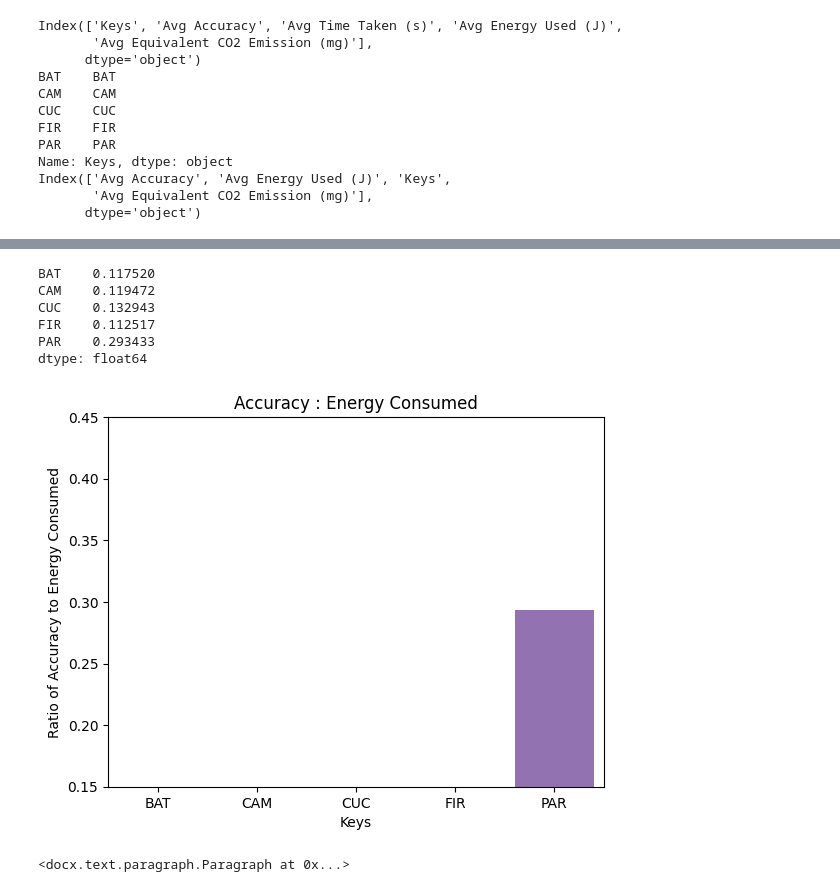
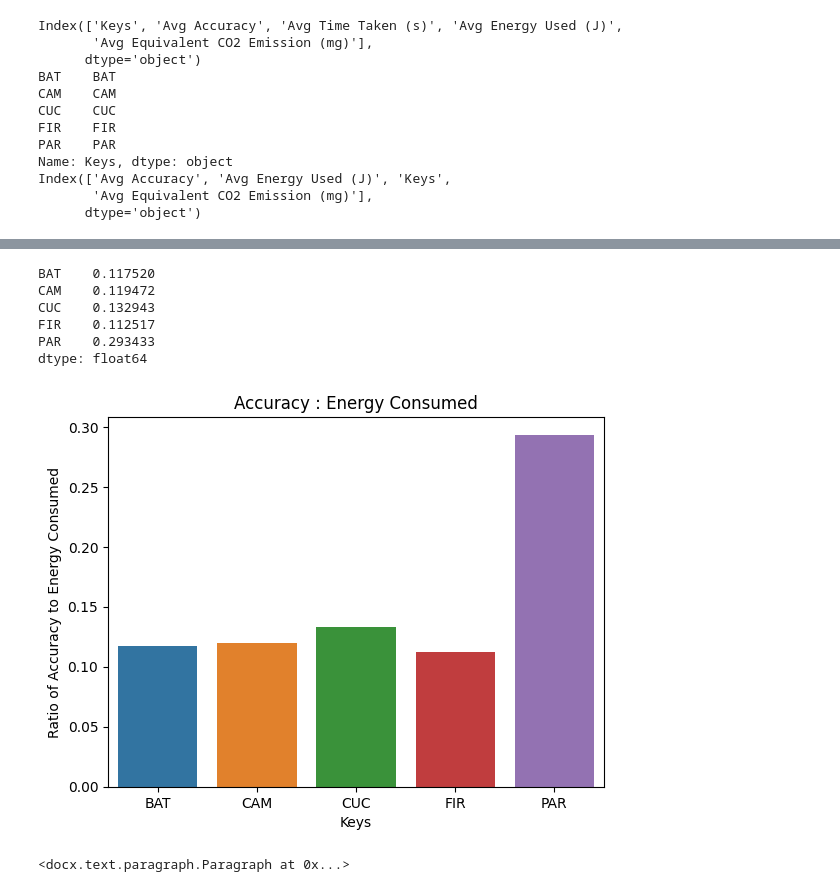
Before and after one commit to ChanderJindal/Analyzing-and-Rating-Greenness-of-Nature-Inspired-Algorithms, a Jupyter notebook: code/result.ipynb, the cells around one changed output, grey strips where cells are left out. Drawn from its saved outputs; the diff is of its cells as text; code cells hidden in the pictures.

```diff
--- a/code/result.ipynb
+++ b/code/result.ipynb
@@ -178,25 +181,25 @@ Name: Avg Equivalent CO2 Emission (mg), dtype: float64
 # %%
 plt.close()
 # depict visualization
 fig, ax = plt.subplots()
 new_y = df['Avg Accuracy'] / df['Avg Energy Used (J)']
 print(new_y)
 sns.barplot(x=df['Keys'],y=new_y, ax=ax)
 #sns.barplot(data, ax=ax)
 #ax.set_xlim(89, 91)
-ax.set_ylim(0.15,0.45)
+#ax.set_ylim(0.15,0.45)
 ax.set_ylabel('Ratio of Accuracy to Energy Consumed')
 plt.title('Accuracy : Energy Consumed')
 plt.savefig(os.path.join(extra,'Accuracy_to_Energy Consumed.svg'),format='svg')
 plt.show()
 # %% [output]
 BAT    0.117520
 CAM    0.119472
 CUC    0.132943
 FIR    0.112517
 PAR    0.293433
 dtype: float64
-[figure, old version]
+[figure, new version]
 # %%
 from docx import Document
 from docx.shared import Inches
```
Also changed, not shown: parts of 4 cells of this notebook, 11 other files.
